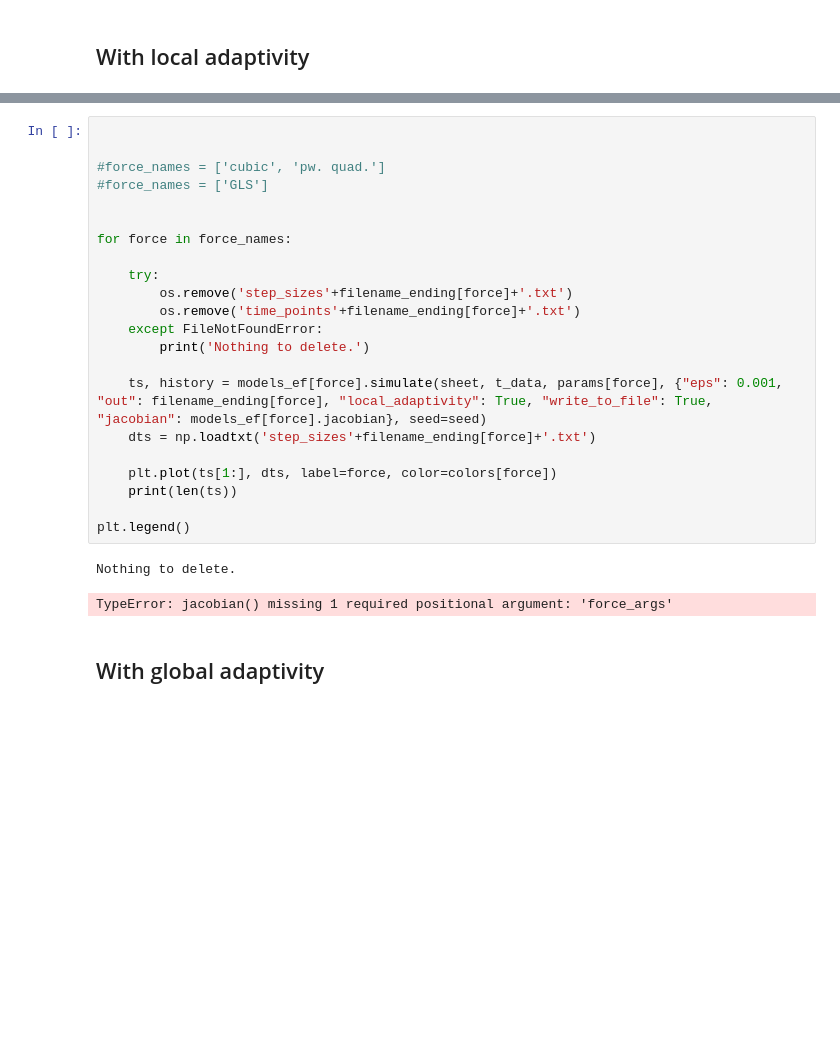
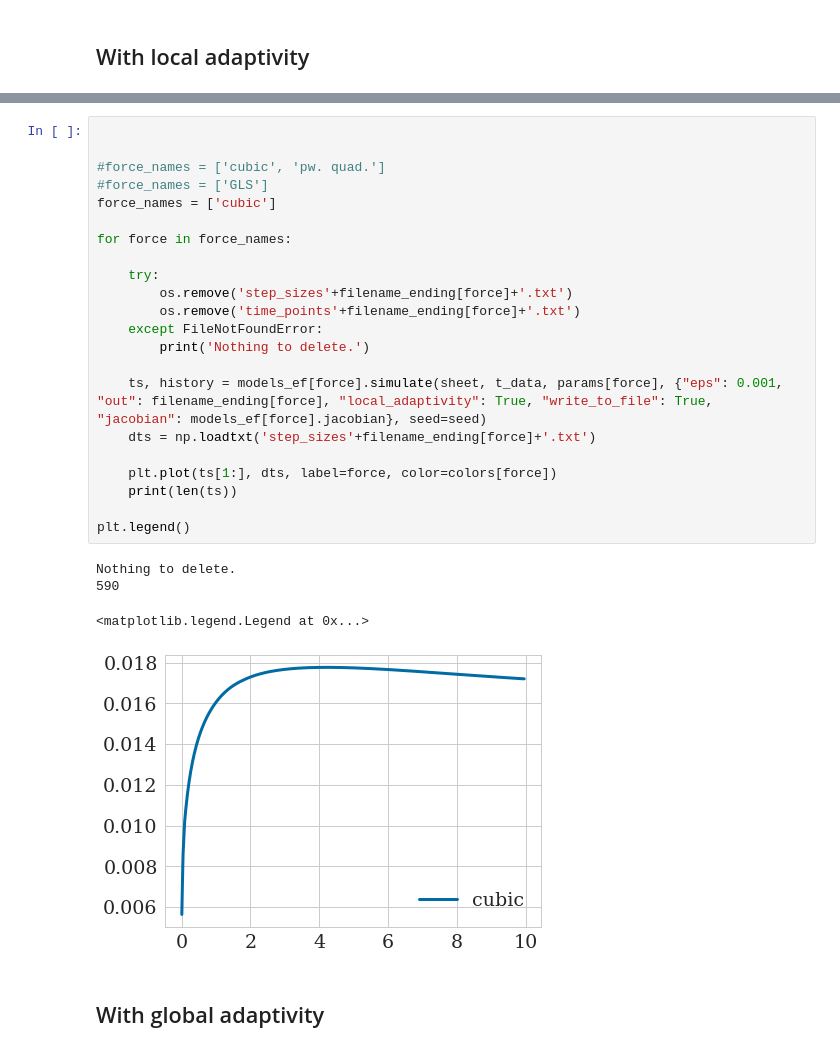
Before and after one commit to somathias/cbmos, a Jupyter notebook: exp-draft-local_adaptivity.ipynb, the cells around one changed output, grey strips where cells are left out. Cells and saved outputs as stored; diff of their text form; blank space fills up the shorter version.

```diff
--- a/exp-draft-local_adaptivity.ipynb
+++ b/exp-draft-local_adaptivity.ipynb
@@ -316,28 +318,30 @@ plt.legend()
 # %%
 
 
 #force_names = ['cubic', 'pw. quad.']
 #force_names = ['GLS']
-
+force_names = ['cubic']
 
 for force in force_names:
 
     try:
         os.remove('step_sizes'+filename_ending[force]+'.txt')
         os.remove('time_points'+filename_ending[force]+'.txt')
     except FileNotFoundError:
         print('Nothing to delete.')
 
     ts, history = models_ef[force].simulate(sheet, t_data, params[force], {"eps": 0.001, "out": filename_ending[force], "local_adaptivity": True, "write_to_file": True, "jacobian": models_ef[force].jacobian}, seed=seed)
     dts = np.loadtxt('step_sizes'+filename_ending[force]+'.txt')
 
     plt.plot(ts[1:], dts, label=force, color=colors[force])
     print(len(ts))
 
 plt.legend()
 # %% [output]
 Nothing to delete.
+590
-TypeError: jacobian() missing 1 required positional argument: 'force_args'
+<matplotlib.legend.Legend at 0x...>
+[figure, added]
 # %% [markdown]
 ## With global adaptivity
 # %%
```
Also changed, not shown: parts of 5 cells of this notebook.
